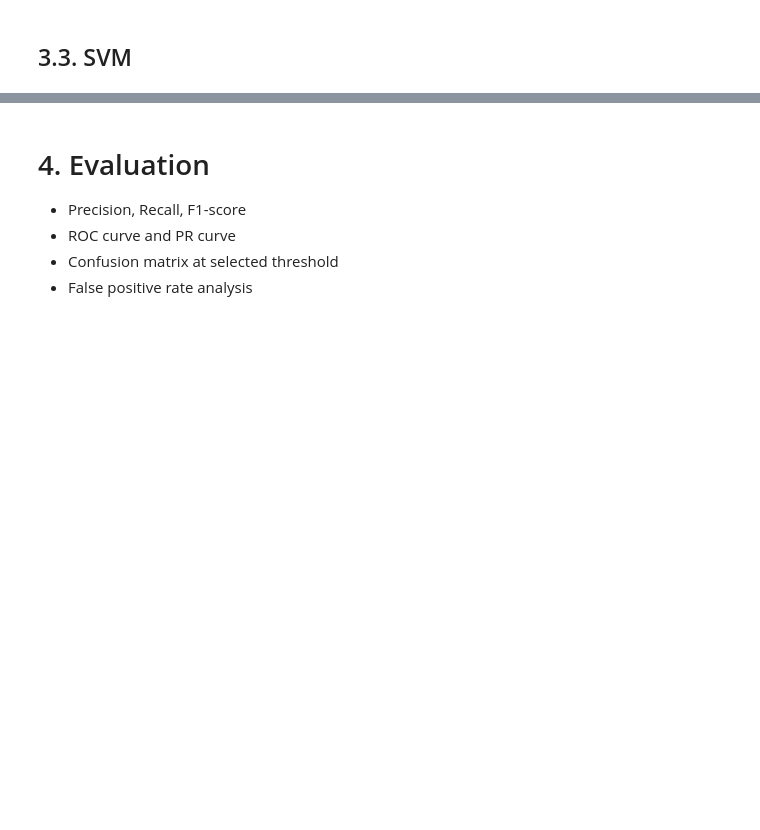
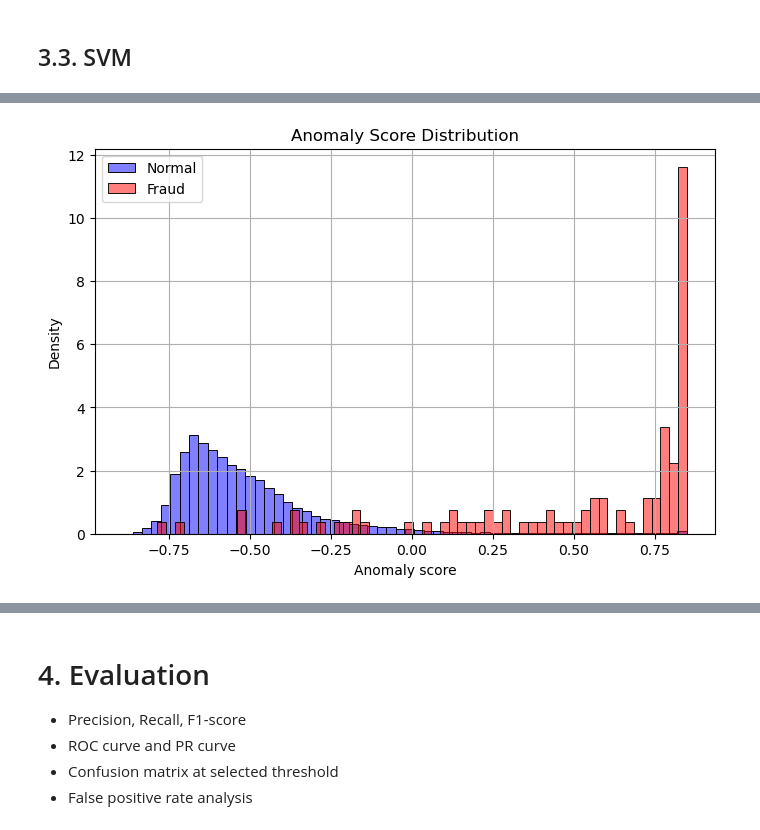
Before and after one commit to Kilomaroon/ECE447Project, a Jupyter notebook: 447Project.ipynb, the cells around one changed output, grey strips where cells are left out. Saved outputs shown, nothing was run; the diff lists cells and outputs as text; code cells hidden in the pictures; blank space fills up the shorter version.

Commit message:
Final Model

```diff
--- a/447Project.ipynb
+++ b/447Project.ipynb
@@ -446,0 +329,10 @@ def SVM_run(params, d, experiment_name):
+# %%
+from sklearn.model_selection import train_test_split
+from sklearn.preprocessing import RobustScaler
+from sklearn.svm import SVC
+import pandas as pd
+
+def SVM_preprocess(d):
+    X = d.iloc[:, :-1].copy()
+    y = d.iloc[:, -1].copy()
+    return X, y
@@ -568,0 +458,9 @@ SVM_k=linear_C=2.3e-05
+# %%
+results = run_one_class_svm(
+    df,
+    test_size=0.2,
+    nu=0.01,
+    max_train_normal=20000,
+    random_state=42,
+    threshold=None
+)
@@ -568,0 +473,61 @@ SVM_k=linear_C=2.3e-05
+# %%
+# Anomaly score distributions plot:
+scores = results["anomaly_scores"]
+y_test = np.array(results["y_test"])
+
+plt.figure(figsize=(8, 5))
+sns.histplot(scores[y_test == 0], color="blue", label="Normal", stat="density", bins=60, alpha=0.5)
+sns.histplot(scores[y_test == 1], color="red", label="Fraud", stat="density", bins=60, alpha=0.5)
+
+plt.xlabel("Anomaly score")
+plt.ylabel("Density")
+plt.title("Anomaly Score Distribution")
+plt.legend()
+plt.grid(True)
+plt.show()
+
+# Sensitivity analysis on threshold selection:
+thresholds = np.quantile(scores, np.linspace(0.80, 0.999, 80))
+
+rows = []
+
+for t in thresholds:
+    y_pred = (scores >= t).astype(int)
+
+    tn, fp, fn, tp = confusion_matrix(y_test, y_pred).ravel()
+
+    precision = precision_score(y_test, y_pred, zero_division=0)
+    recall = recall_score(y_test, y_pred, zero_division=0)
+    f1 = f1_score(y_test, y_pred, zero_division=0)
+
+    fpr = fp / (fp + tn) if (fp + tn) > 0 else 0
+    alert_rate = y_pred.mean()
+
+    rows.append({
+        "threshold": t,
+        "precision": precision,
+        "recall": recall,
+        "f1": f1,
+        "fpr": fpr,
+        "alert_rate": alert_rate,
+        "tn": tn,
+        "fp": fp,
+        "fn": fn,
+        "tp": tp
+    })
+
+results_df = pd.DataFrame(rows)
+
+plt.figure(figsize=(8, 5))
+plt.plot(results_df["threshold"], results_df["precision"], label="Precision")
+plt.plot(results_df["threshold"], results_df["recall"], label="Recall")
+plt.plot(results_df["threshold"], results_df["f1"], label="F1-score")
+
+plt.xlabel("Threshold")
+plt.ylabel("Metric value")
+plt.title("Threshold Sensitivity Analysis")
+plt.legend()
+plt.grid(True)
+plt.show()
+# %% [output]
+[figure, added]
```
Also changed, not shown: parts of 15 cells of this notebook.
